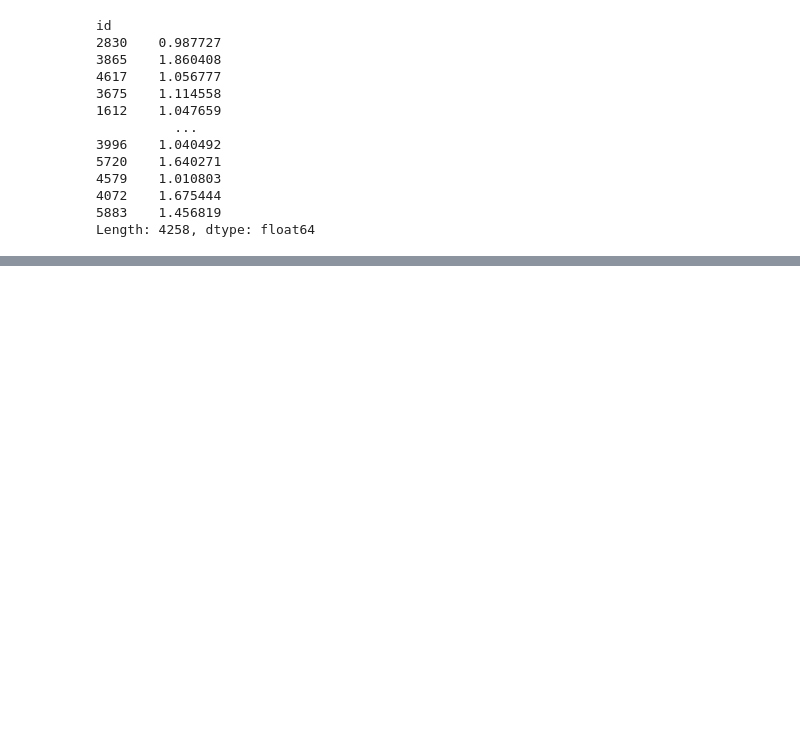
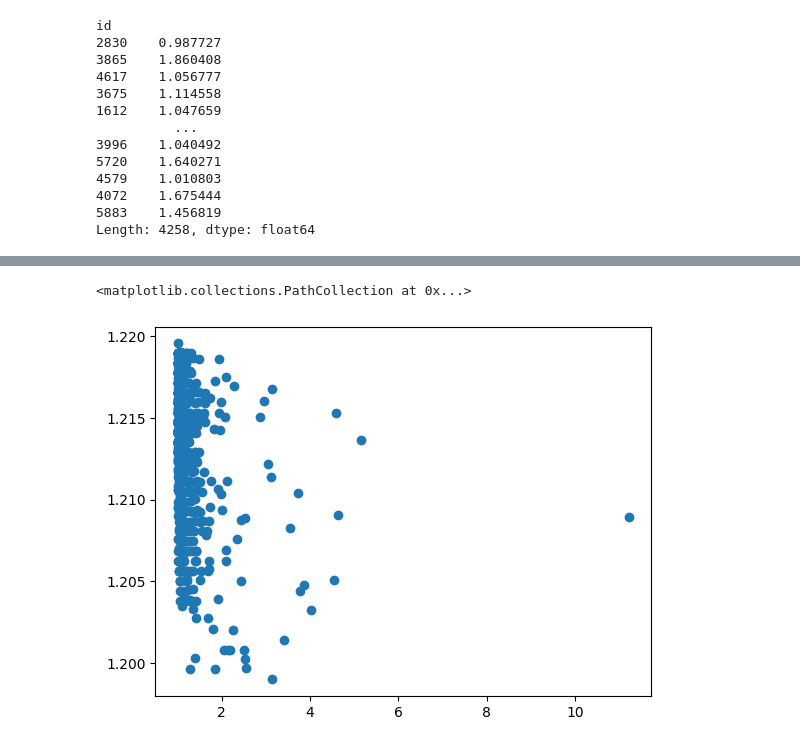
Before and after one commit to mosevaa/AI_systems_labs, a Jupyter notebook: lab1/rabota1_studentam.ipynb, the cells around one changed output, grey strips where cells are left out. Cells and saved outputs as stored; diff of their text form; code cells hidden in the pictures; blank space fills up the shorter version.

```diff
--- a/lab1/rabota1_studentam.ipynb
+++ b/lab1/rabota1_studentam.ipynb
@@ -365,4 +357,4 @@ from sklearn.model_selection import train_test_split
 # %%
 X_train, X_test, y_train, y_test = train_test_split(x, Y, train_size=0.8, random_state=42)
 # %%
-model = MultipleRegression()
+model = MultipleRegression(X_train.shape[1])
@@ -369,3 +369,3 @@ model = MultipleRegression()
 # %%
 #fit with MSE
-model.fit(X_train, y_train, 0.0000001, 10, 1000)
+steps, errors = model.fit(X_train, y_train, 0.0000001, 0.0001, 2000)
@@ -382,3 +406,9 @@ y_pred = model.predict(X_test)
+# %%
+plt.figure()
+plt.scatter(y_test, y_pred)
+# %% [output]
+<matplotlib.collections.PathCollection at 0x...>
+[figure, added]
 # %%
 print(f'MSE: {model.MSE(X_test, y_test)}')
 # %% [output]
```
Also changed, not shown: parts of 27 cells of this notebook.
